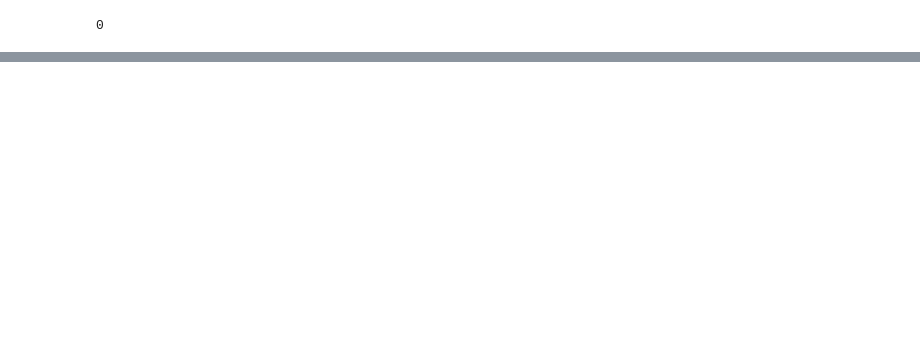
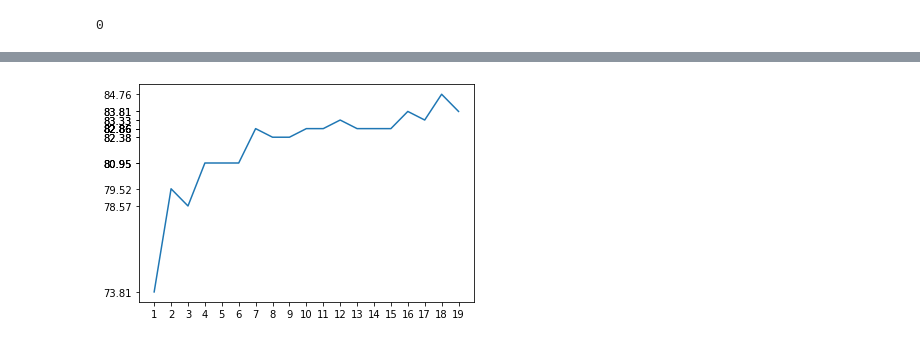
Before and after one commit to Muntaha15/Some-ML-concepts, a Jupyter notebook: K_Nearest_Neighbours.ipynb, the cells around one changed output, grey strips where cells are left out. Cells and saved outputs as stored; diff of their text form; code cells hidden in the pictures; blank space fills up the shorter version.

```diff
--- a/K_Nearest_Neighbours.ipynb
+++ b/K_Nearest_Neighbours.ipynb
@@ -76,0 +110,7 @@ F1 Score: 0.7295597484276729
+# %%
+plt.xticks(x)
+plt.yticks(y)
+plt.plot(x,y)
+plt.show()
+# %% [output]
+[figure, added]
```
Also changed, not shown: parts of 4 cells of this notebook.
